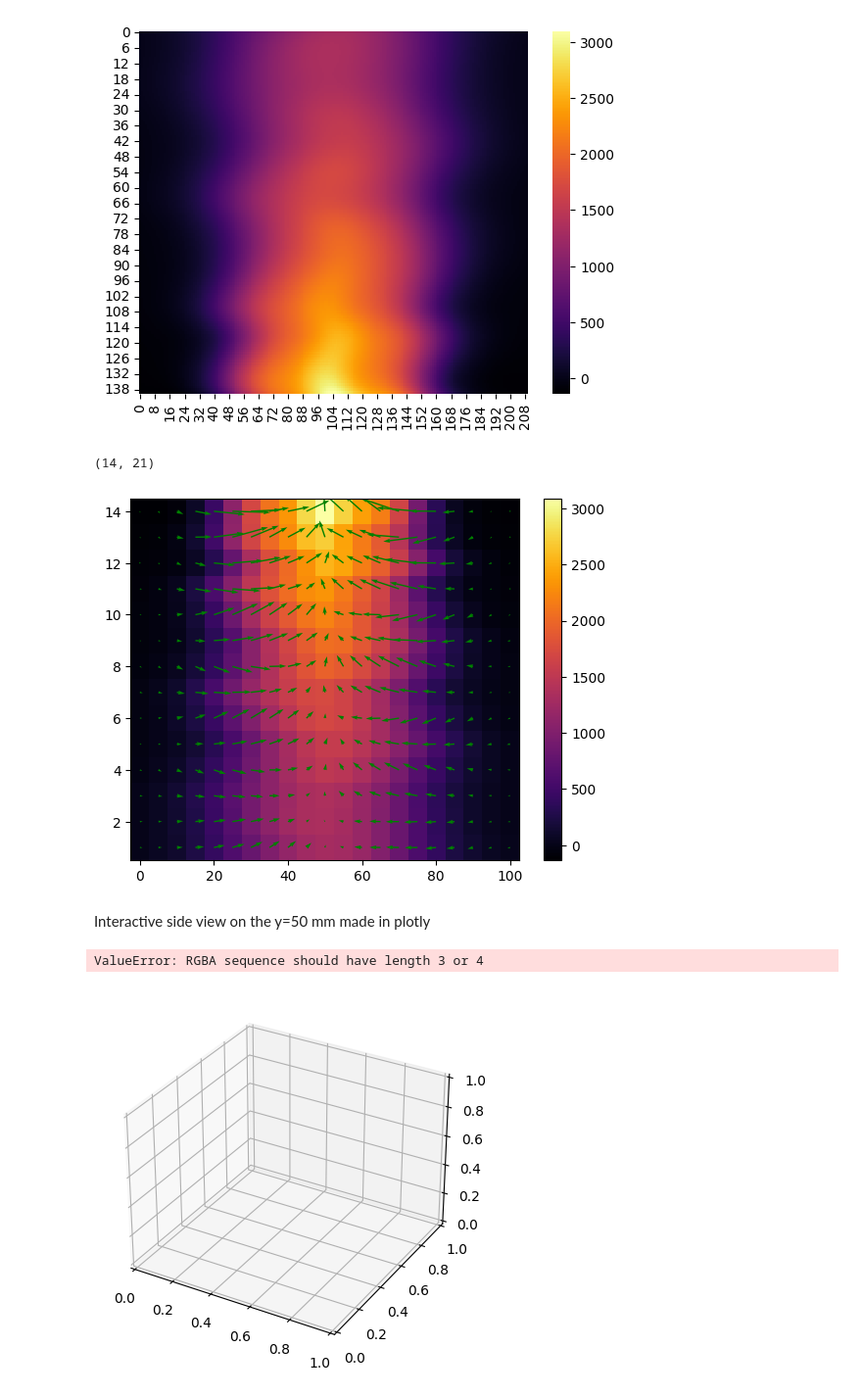
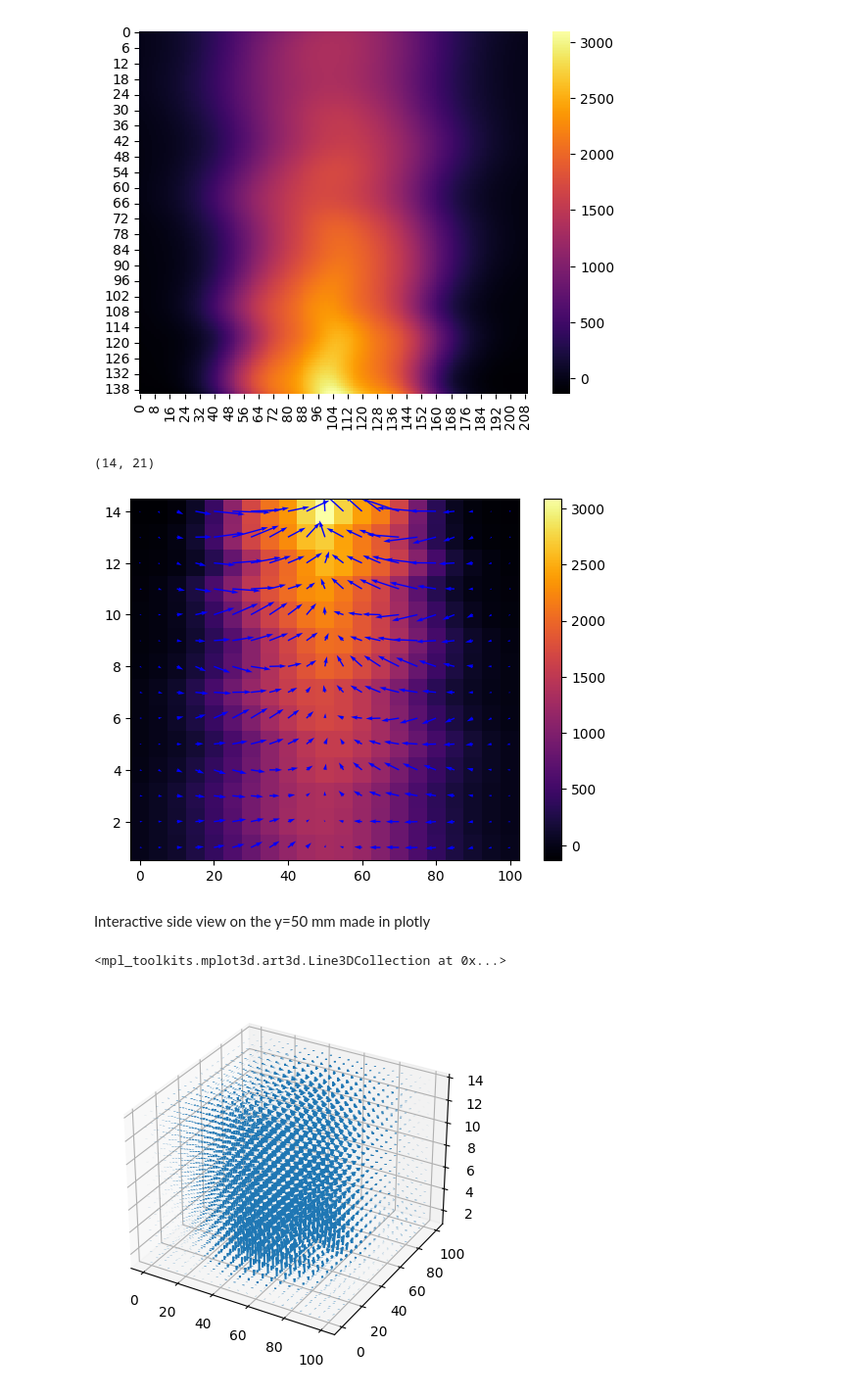
Before and after one commit to arteys/PhD-scripts, a Jupyter notebook: Magnetic_field_data_processing.ipynb, the cells around one changed output. Shown at 98% size. Saved outputs shown, nothing was run; the diff lists cells and outputs as text; code cells hidden in the pictures.

```diff
--- a/Magnetic_field_data_processing.ipynb
+++ b/Magnetic_field_data_processing.ipynb
@@ -92,13 +111,12 @@ dz,dx = np.gradient(field_flat_square_rot)
 fig, ax = plt.subplots()
 plt.pcolormesh(xs, zs, field_flat_square_rot,cmap='inferno')
 plt.colorbar()
-# sns.heatmap(field_flat_square_rot, map='inferno')
-ax.quiver(xs, zs, dx, dz, color = 'green')
+ax.quiver(xs, zs, dx, dz, color = 'blue')
 
 print(np.shape(dz))
 # %% [output]
 (14, 21)
-[figure, old version]
+[figure, new version]
 # %% [markdown]
 Interactive side view on the y=50 mm made in plotly
 # %%
@@ -119,26 +137,30 @@ fig.update_layout(
 # %%
 fields_pivoted_np = fields_df.pivot_table(index="Y", columns=["Z", "X"], values="B").to_numpy()
 fields_flat = fields_pivoted_np.flatten()
 # print(np.shape(fields_pivoted_np))
 
 fields_cubed = np.empty([14,21,21])
 n = 0
 
 for i in range(0,294,21):
     fields_cubed[n,:,:] = fields_pivoted_np[:,i:i+21]
     n = n+1
 
+
+
 # x = np.linspace(0,100,21)
 # y = np.linspace(0,100,21)
 # z = np.linspace(1,14,14)
 
 u,v,w = np.gradient(fields_cubed)
 
 x, y, z = np.meshgrid(np.arange(0, 105, 5), np.arange(1, 15, 1), np.arange(0, 105, 5))
 
+
 ax = plt.axes(projection = "3d")
-ax.quiver(x,y,z,u,v,w, length = 0.001)
-print(np.shape(fields_cubed))
+ax.quiver(x,z,y,u,v,w, length = 0.002)
+# ax.view_init(elev=45, azim=45)
+# print(np.shape(x))
 # %% [output]
-ValueError: RGBA sequence should have length 3 or 4
+<mpl_toolkits.mplot3d.art3d.Line3DCollection at 0x...>
-[figure, old version]
+[figure, new version]
```
Also changed, not shown: parts of 2 cells of this notebook.
